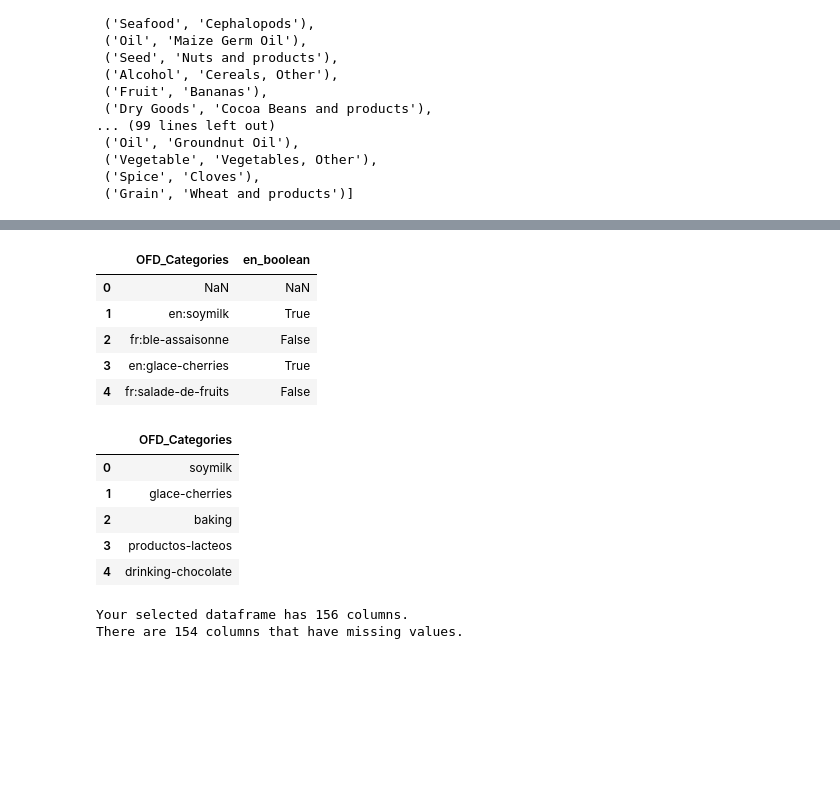
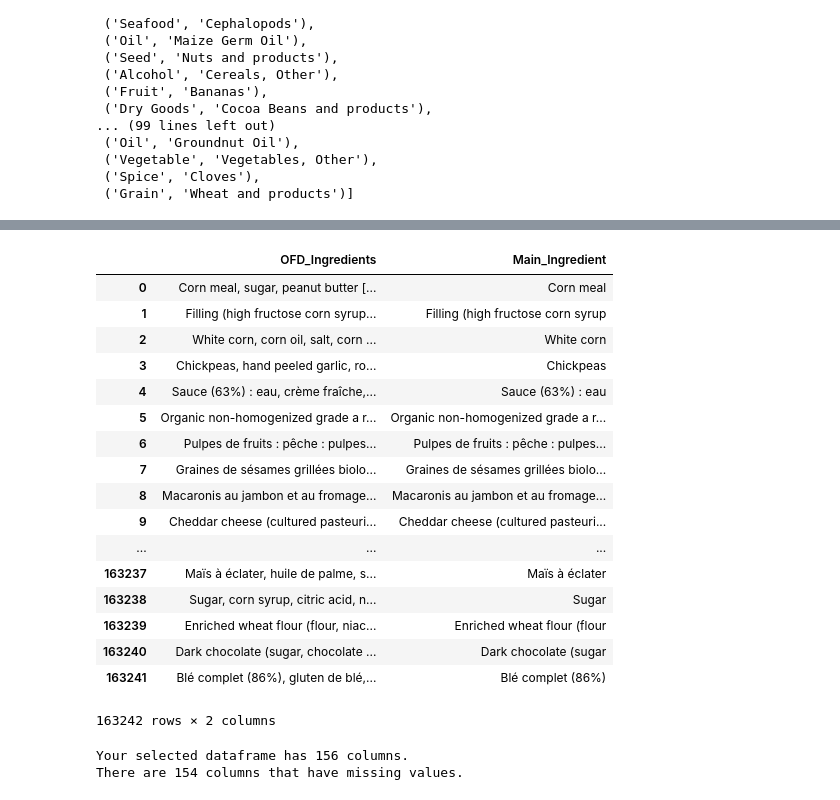
Before and after one commit to shortpoet/ETL-Project, a Jupyter notebook: ETL_Data_Clean_v_0_5.ipynb, the cells around one changed output, grey strips where cells are left out. Drawn from its saved outputs; the diff is of its cells as text; code cells hidden in the pictures; blank space fills up the shorter version.

```diff
--- a/ETL_Data_Clean_v_0_5.ipynb
+++ b/ETL_Data_Clean_v_0_5.ipynb
@@ -120,0 +211,28 @@ food_data_df.head()
+# %%
+# OFD with ingredients for potential categorizations ordered by column with fewest NaN
+food_ing_df = food_data_df[food_data_df.columns.difference(['states', 'states_tags', 'states_en','additives', 'additives_en', 'additives_n' ])]
+food_ing_df = food_ing_df[['ingredients_text', 'created_t', 'url', 'creator', 'created_datetime', 'code',
+       'countries_en', 'countries_tags', 'countries', 'product_name', 'brands',
+       'brands_tags', 'energy_100g', 'proteins_100g', 'salt_100g',
+       'sodium_100g', 'ingredients_that_may_be_from_palm_oil_n',
+       'ingredients_from_palm_oil_n', 'fat_100g', 'sugars_100g',
+       'carbohydrates_100g', 'saturated-fat_100g', 'nutrition-score-fr_100g',
+       'nutrition_grade_fr', 'nutrition-score-uk_100g', 'fiber_100g',
+       'serving_size', 'additives_tags', 'cholesterol_100g', 'trans-fat_100g',
+       'calcium_100g', 'vitamin-c_100g', 'iron_100g', 'vitamin-a_100g',
+       'pnns_groups_2', 'pnns_groups_1', 'quantity', 'categories_tags',
+       'main_category_en', 'main_category', 'categories', 'categories_en',
+       'packaging_tags', 'packaging', 'image_url', 'image_small_url',
+       'purchase_places', 'labels_en', 'labels', 'labels_tags', 'generic_name',
+       'stores', 'manufacturing_places', 'manufacturing_places_tags',
+       'allergens']].copy()
+#food_ing_df = food_df.dropna(axis=0, subset=['categories_en'])
+food_ing_df = food_ing_df.dropna(axis=0, subset=['energy_100g'])
+food_ing_df = food_ing_df.dropna(axis=0, subset=['proteins_100g'])
+food_ing_df = food_ing_df.dropna(axis=0, subset=['carbohydrates_100g'])
+food_ing_df = food_ing_df.dropna(axis=0, subset=['saturated-fat_100g'])
+food_ing_df = food_ing_df.dropna(axis=0, subset=['fiber_100g'])
+food_ing_df = food_ing_df.dropna(axis=0, subset=['fat_100g'])
+food_ing_df = food_ing_df.dropna(axis=0, subset=['sugars_100g'])
+food_ing_df = food_ing_df.dropna(axis=0, subset=['ingredients_text'])
+food_ing_df.columns
@@ -121,27 +256,24 @@ food_data_df.head()
 # %%
-#create category dataframe and append a boolean column stating if category is in english
-
-OFD_ctgry_df = pd.DataFrame({'OFD_Categories': list(set(food_data_df['main_category']))})
+OFD_ing_df = pd.DataFrame({'OFD_Ingredients': list(set(food_ing_df['ingredients_text']))})
 #OFD_ctgry_df['en_boolean'] = OFD_ctgry_df['OFD_Categories'].apply(lambda x: 'True' if re.search(r'en:', x) == True else "False")
-OFD_ctgry_df['en_boolean'] = OFD_ctgry_df['OFD_Categories'].str.match(r'en:')
-OFD_ctgry_df.head()
+OFD_ing_df['Main_Ingredient'] = OFD_ing_df['OFD_Ingredients'].str.split(',').str[0]
+OFD_ing_df
 # %% [output]
-|  | OFD_Categories | en_boolean |
-| 0 | NaN | NaN |
-| 1 | en:soymilk | True |
-| 2 | fr:ble-assaisonne | False |
-| 3 | en:glace-cherries | True |
-| 4 | fr:salade-de-fruits | False |
+|  | OFD_Ingredients | Main_Ingredient |
+| 0 | Corn meal, sugar, peanut butter [... | Corn meal |
+| 1 | Filling (high fructose corn syrup... | Filling (high fructose corn syrup |
+| 2 | White corn, corn oil, salt, corn ... | White corn |
+| 3 | Chickpeas, hand peeled garlic, ro... | Chickpeas |
+| 4 | Sauce (63%) : eau, crème fraîche,... | Sauce (63%) : eau |
+| 5 | Organic non-homogenized grade a r... | Organic non-homogenized grade a r... |
+| 6 | Pulpes de fruits : pêche : pulpes... | Pulpes de fruits : pêche : pulpes... |
+| 7 | Graines de sésames grillées biolo... | Graines de sésames grillées biolo... |
+| 8 | Macaronis au jambon et au fromage... | Macaronis au jambon et au fromage... |
+| 9 | Cheddar cheese (cultured pasteuri... | Cheddar cheese (cultured pasteuri... |
+| ... | ... | ... |
+| 163237 | Maïs à éclater, huile de palme, s... | Maïs à éclater |
+| 163238 | Sugar, corn syrup, citric acid, n... | Sugar |
+| 163239 | Enriched wheat flour (flour, niac... | Enriched wheat flour (flour |
+| 163240 | Dark chocolate (sugar, chocolate ... | Dark chocolate (sugar |
+| 163241 | Blé complet (86%), gluten de blé,... | Blé complet (86%) |
+163242 rows × 2 columns
-# %%
-# reduce dataframe to only english (supposedly, lol) categories and strip the prefix
-
-OFD_en_ctgry_df = OFD_ctgry_df.loc[OFD_ctgry_df['en_boolean'] == True, :].reset_index().drop(columns=['index', 'en_boolean'])
-OFD_en_ctgry_df['OFD_Categories'] = OFD_en_ctgry_df['OFD_Categories'].str.slice(3)
-OFD_en_ctgry_df.head()
-# %% [output]
-|  | OFD_Categories |
-| 0 | soymilk |
-| 1 | glace-cherries |
-| 2 | baking |
-| 3 | productos-lacteos |
-| 4 | drinking-chocolate |
```
Also changed, not shown: parts of 15 cells of this notebook.
